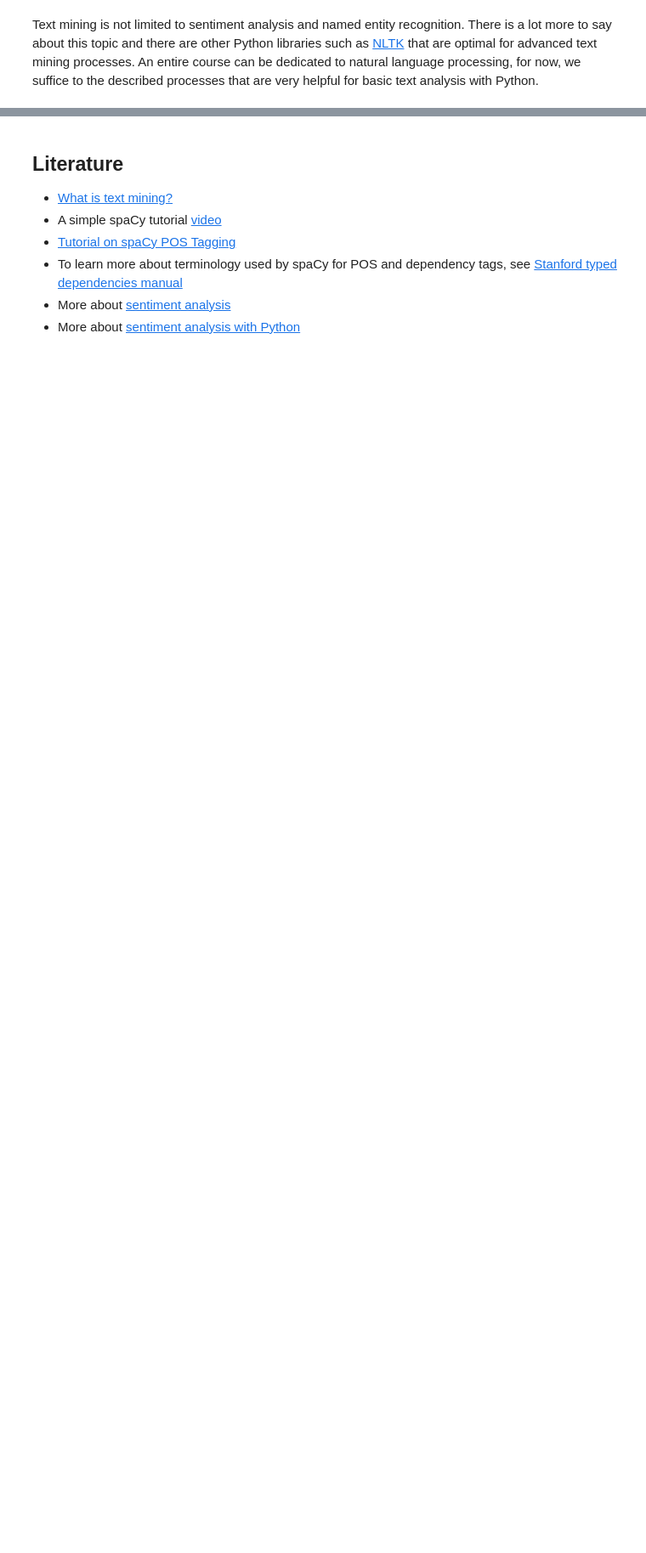
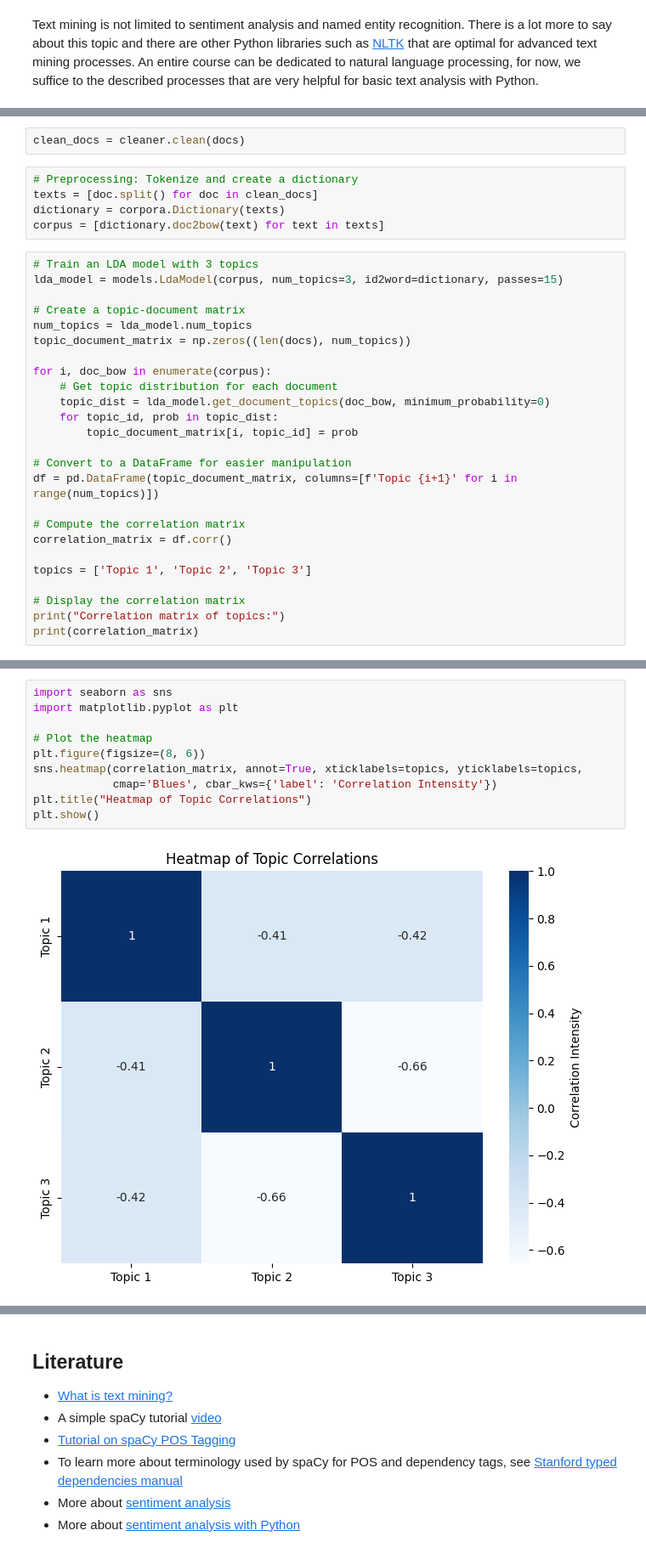
Before and after one commit to SepidehAlassi/digital_writing, a Jupyter notebook: content/text_analysis.ipynb, the cells around one changed output, grey strips where cells are left out. Shown: that part at 85% size. Cells and saved outputs as stored; diff of their text form; blank space fills up the shorter version.

Commit message:
add example of topic modeling

```diff
--- a/content/text_analysis.ipynb
+++ b/content/text_analysis.ipynb
@@ -542,0 +591,32 @@ The `Rating` values are between 1 and 5. Comparing the ratings to the `Polarity`
+# %%
+clean_docs = cleaner.clean(docs)
+# %%
+# Preprocessing: Tokenize and create a dictionary
+texts = [doc.split() for doc in clean_docs]
+dictionary = corpora.Dictionary(texts)
+corpus = [dictionary.doc2bow(text) for text in texts]
+# %%
+# Train an LDA model with 3 topics
+lda_model = models.LdaModel(corpus, num_topics=3, id2word=dictionary, passes=15)
+
+# Create a topic-document matrix
+num_topics = lda_model.num_topics
+topic_document_matrix = np.zeros((len(docs), num_topics))
+
+for i, doc_bow in enumerate(corpus):
+    # Get topic distribution for each document
+    topic_dist = lda_model.get_document_topics(doc_bow, minimum_probability=0)
+    for topic_id, prob in topic_dist:
+        topic_document_matrix[i, topic_id] = prob
+
+# Convert to a DataFrame for easier manipulation
+df = pd.DataFrame(topic_document_matrix, columns=[f'Topic {i+1}' for i in range(num_topics)])
+
+# Compute the correlation matrix
+correlation_matrix = df.corr()
+
+topics = ['Topic 1', 'Topic 2', 'Topic 3']
+
+# Display the correlation matrix
+print("Correlation matrix of topics:")
+print(correlation_matrix)
@@ -542,0 +638,12 @@ The `Rating` values are between 1 and 5. Comparing the ratings to the `Polarity`
+# %%
+import seaborn as sns
+import matplotlib.pyplot as plt
+
+# Plot the heatmap
+plt.figure(figsize=(8, 6))
+sns.heatmap(correlation_matrix, annot=True, xticklabels=topics, yticklabels=topics,
+            cmap='Blues', cbar_kws={'label': 'Correlation Intensity'})
+plt.title("Heatmap of Topic Correlations")
+plt.show()
+# %% [output]
+[figure, added]
```
Also changed, not shown: parts of 14 cells of this notebook, 1 other file.
